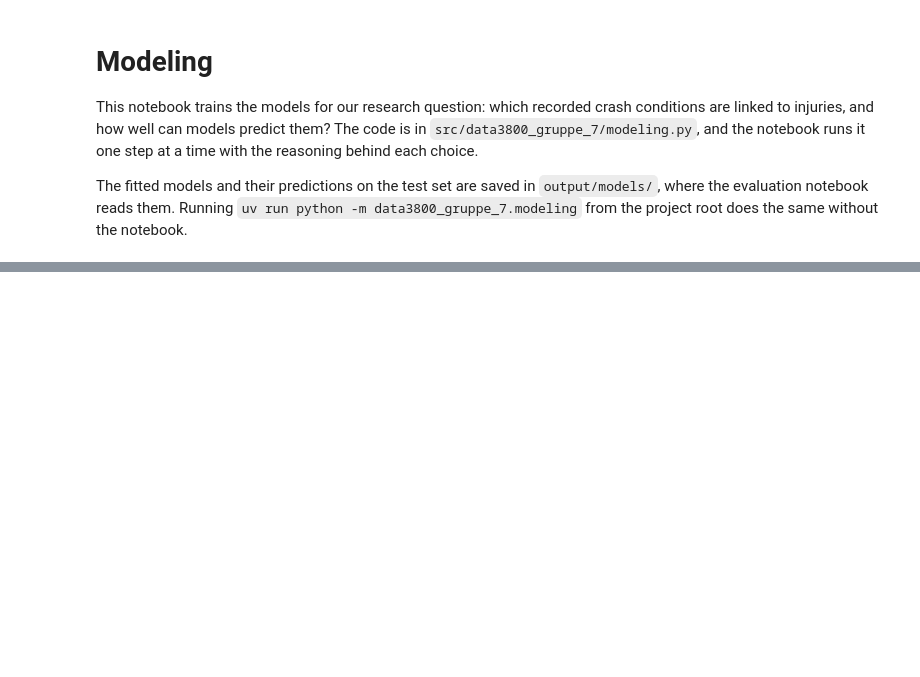
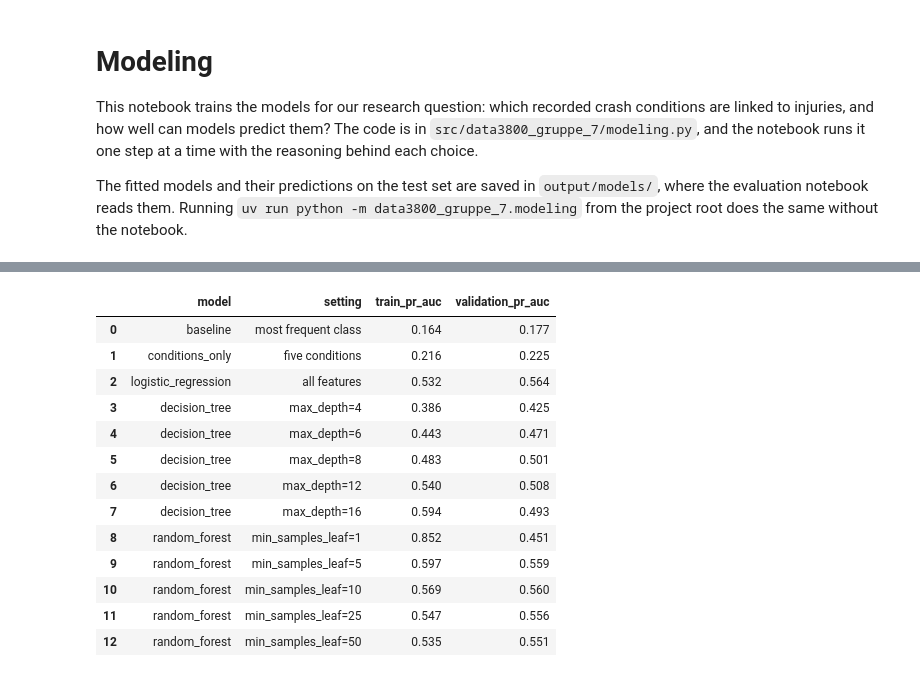
Before and after one commit to H44K0N/DATA3800-gruppe-7, a Jupyter notebook: notebooks/03-eg-modeling.ipynb, the cells around one changed output, grey strips where cells are left out. Cells and saved outputs as stored; diff of their text form; code cells hidden in the pictures; blank space fills up the shorter version.

```diff
--- a/notebooks/03-eg-modeling.ipynb
+++ b/notebooks/03-eg-modeling.ipynb
@@ -114,0 +204,19 @@ predictions.head()
+# %%
+candidates = fit_candidates(train)
+scores = score_candidates(candidates, train, validation)
+scores.round(3)
+# %% [output]
+|  | model | setting | train_pr_auc | validation_pr_auc |
+| 0 | baseline | most frequent class | 0.164 | 0.177 |
+| 1 | conditions_only | five conditions | 0.216 | 0.225 |
+| 2 | logistic_regression | all features | 0.532 | 0.564 |
+| 3 | decision_tree | max_depth=4 | 0.386 | 0.425 |
+| 4 | decision_tree | max_depth=6 | 0.443 | 0.471 |
+| 5 | decision_tree | max_depth=8 | 0.483 | 0.501 |
+| 6 | decision_tree | max_depth=12 | 0.540 | 0.508 |
+| 7 | decision_tree | max_depth=16 | 0.594 | 0.493 |
+| 8 | random_forest | min_samples_leaf=1 | 0.852 | 0.451 |
+| 9 | random_forest | min_samples_leaf=5 | 0.597 | 0.559 |
+| 10 | random_forest | min_samples_leaf=10 | 0.569 | 0.560 |
+| 11 | random_forest | min_samples_leaf=25 | 0.547 | 0.556 |
+| 12 | random_forest | min_samples_leaf=50 | 0.535 | 0.551 |
```
Also changed, not shown: parts of 32 cells of this notebook, 17 other files.
